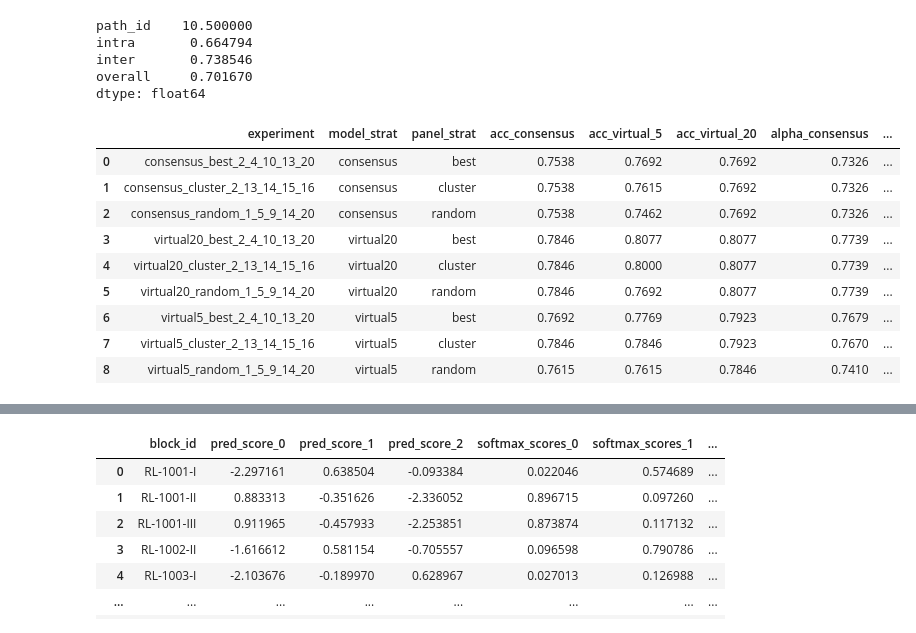
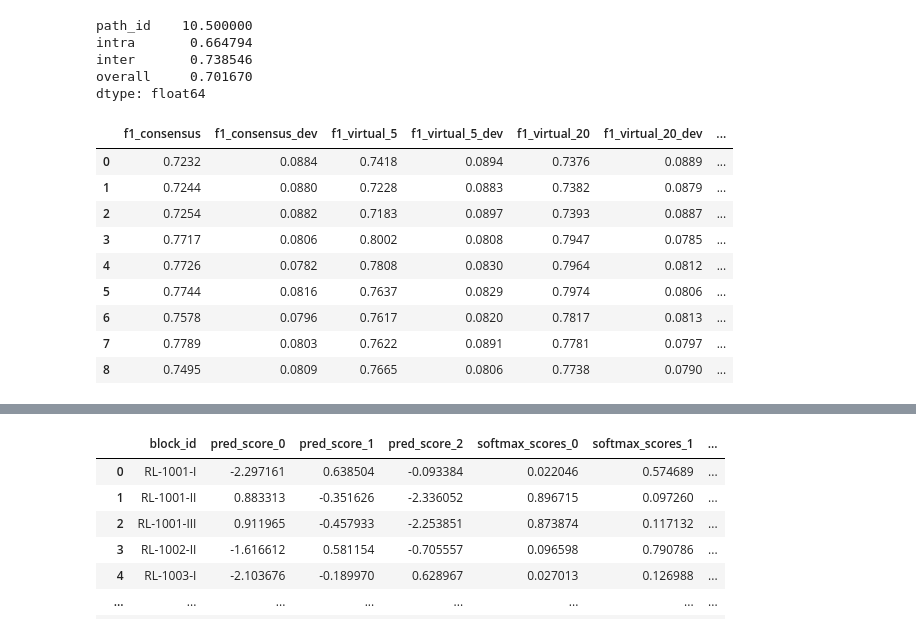
Before and after one commit to jangrove379/WeakBE-Net, a Jupyter notebook: notebooks/numbers_for_results.ipynb, the cells around one changed output, grey strips where cells are left out. Drawn from its saved outputs; the diff is of its cells as text; code cells hidden in the pictures.

```diff
--- a/notebooks/numbers_for_results.ipynb
+++ b/notebooks/numbers_for_results.ipynb
@@ -20,16 +20,17 @@ inter       0.738546
 overall     0.701670
 dtype: float64
 # %%
-summary_df = pd.read_csv('../../../experiments/acc_alpha_summary.csv').round(4)
-summary_df
+summary_df = pd.read_csv('../../../experiments/acc_alpha_summary.csv')
+f1_cols = summary_df.columns[summary_df.columns.str.contains('f1')].tolist()
+summary_df[f1_cols]
 # %% [output]
-|  | experiment | model_strat | panel_strat | acc_consensus | acc_virtual_5 | acc_virtual_20 | alpha_consensus | ... |
-| 0 | consensus_best_2_4_10_13_20 | consensus | best | 0.7538 | 0.7692 | 0.7692 | 0.7326 | ... |
-| 1 | consensus_cluster_2_13_14_15_16 | consensus | cluster | 0.7538 | 0.7615 | 0.7692 | 0.7326 | ... |
-| 2 | consensus_random_1_5_9_14_20 | consensus | random | 0.7538 | 0.7462 | 0.7692 | 0.7326 | ... |
-| 3 | virtual20_best_2_4_10_13_20 | virtual20 | best | 0.7846 | 0.8077 | 0.8077 | 0.7739 | ... |
-| 4 | virtual20_cluster_2_13_14_15_16 | virtual20 | cluster | 0.7846 | 0.8000 | 0.8077 | 0.7739 | ... |
-| 5 | virtual20_random_1_5_9_14_20 | virtual20 | random | 0.7846 | 0.7692 | 0.8077 | 0.7739 | ... |
-| 6 | virtual5_best_2_4_10_13_20 | virtual5 | best | 0.7692 | 0.7769 | 0.7923 | 0.7679 | ... |
-| 7 | virtual5_cluster_2_13_14_15_16 | virtual5 | cluster | 0.7846 | 0.7846 | 0.7923 | 0.7670 | ... |
-| 8 | virtual5_random_1_5_9_14_20 | virtual5 | random | 0.7615 | 0.7615 | 0.7846 | 0.7410 | ... |
+|  | f1_consensus | f1_consensus_dev | f1_virtual_5 | f1_virtual_5_dev | f1_virtual_20 | f1_virtual_20_dev | ... |
+| 0 | 0.7232 | 0.0884 | 0.7418 | 0.0894 | 0.7376 | 0.0889 | ... |
+| 1 | 0.7244 | 0.0880 | 0.7228 | 0.0883 | 0.7382 | 0.0879 | ... |
+| 2 | 0.7254 | 0.0882 | 0.7183 | 0.0897 | 0.7393 | 0.0887 | ... |
+| 3 | 0.7717 | 0.0806 | 0.8002 | 0.0808 | 0.7947 | 0.0785 | ... |
+| 4 | 0.7726 | 0.0782 | 0.7808 | 0.0830 | 0.7964 | 0.0812 | ... |
+| 5 | 0.7744 | 0.0816 | 0.7637 | 0.0829 | 0.7974 | 0.0806 | ... |
+| 6 | 0.7578 | 0.0796 | 0.7617 | 0.0820 | 0.7817 | 0.0813 | ... |
+| 7 | 0.7789 | 0.0803 | 0.7622 | 0.0891 | 0.7781 | 0.0797 | ... |
+| 8 | 0.7495 | 0.0809 | 0.7665 | 0.0806 | 0.7738 | 0.0790 | ... |
```
Also changed, not shown: parts of 10 cells of this notebook, 4 other files.
